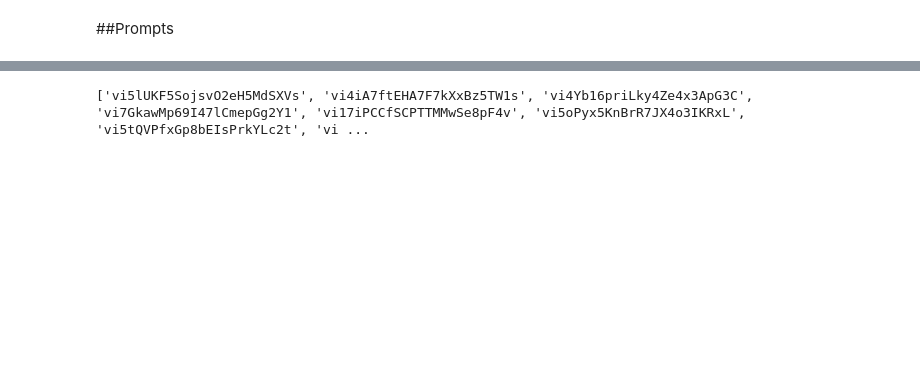
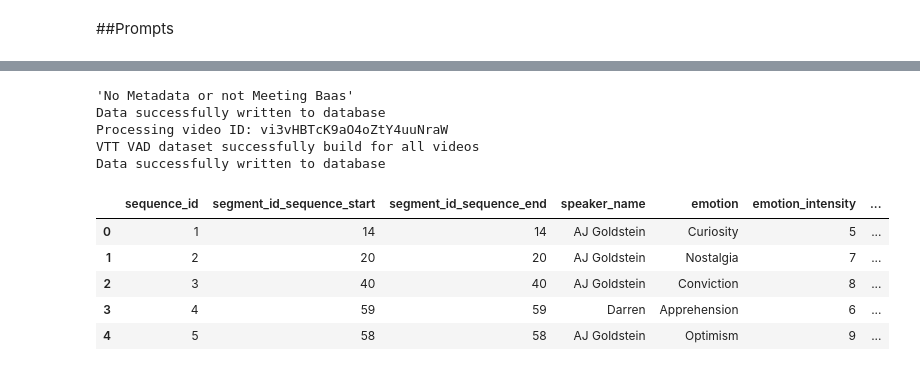
Before and after one commit to santosmarco/a7bca115-8022-402e-b275-5789ddafc387, a Jupyter notebook: jupyter/main.ipynb, the cells around one changed output, grey strips where cells are left out. Saved outputs shown, nothing was run; the diff lists cells and outputs as text; code cells hidden in the pictures; blank space fills up the shorter version.

```diff
--- a/jupyter/main.ipynb
+++ b/jupyter/main.ipynb
@@ -1390,5 +1964,22 @@ Data successfully written to database
 # %%
-print(supabase_missing_video_ids)
-supabase_missing_video_ids = ['vi5lUKF5SojsvO2eH5MdSXVs', 'vi4iA7ftEHA7F7kXxBz5TW1s', 'vi4Yb16priLky4Ze4x3ApG3C', 'vi7GkawMp69I47lCmepGg2Y1', 'vi17iPCCfSCPTTMMwSe8pF4v', 'vi5oPyx5KnBrR7JX4o3IKRxL', 'vi5tQVPfxGp8bEIsPrkYLc2t', 'vimgkWn5yc9eZpob5nXB4k5', 'vi82EUZk4sRGrV4MBYaYhyr', 'vi4Ro4yE0PR9xSZ7JKYTU2r6', 'vi4cHtqlN2qHZYWEcurYLXic', 'vi2r3uY6mjoU6gc6QjaMcZFk', 'vi2jqz22wk9sKKz8udDFa4Mv', 'vi3lhBdLr1b48zymbStBq65m', 'vi5RzuGHq6hVTXUZ6S2gc5FI', 'vi1RUWYlkj8srU7xJWhvIgf4', 'vi3veataLjXlJv4dEEvBGUIS', 'vi5dVoW7a6py6gDqonevdQhG', 'vi6izaRPNkne58IZ7zzjofeH', 'vi4fEA572F2t8znnmHtDUsPu']
+vad_lexicon = load_nrc_vad_lexicon(vad_lexicon_filepath)
+video_api_current_video_ids = get_video_idsv2()
+supabase_missing_video_ids = get_delta(video_api_current_video_ids)
+#pprint(supabase_missing_video_ids)
+supabase_missing_video_ids = ['vi3vHBTcK9aO4oZtY4uuNraW']
+meetings = generate_meeting_table_data(supabase_missing_video_ids)
+#pprint(meetings)
+write_meeting_table_data_to_supabase(meetings)
+#update_profile_meeting_table() -- Does not properly work while we do not have all users that currently have videos correctly onboarded
+segments = update_segments(supabase_missing_video_ids)
+write_segements_table_to_supabase(segments)
+
+# Other things for debugging
+#print(supabase_missing_video_ids)
+#supabase_missing_video_ids = ['vi5lUKF5SojsvO2eH5MdSXVs', 'vi4iA7ftEHA7F7kXxBz5TW1s', 'vi4Yb16priLky4Ze4x3ApG3C', 'vi7GkawMp69I47lCmepGg2Y1', 'vi17iPCCfSCPTTMMwSe8pF4v', 'vi5oPyx5KnBrR7JX4o3IKRxL', 'vi5tQVPfxGp8bEIsPrkYLc2t', 'vimgkWn5yc9eZpob5nXB4k5', 'vi82EUZk4sRGrV4MBYaYhyr', 'vi4Ro4yE0PR9xSZ7JKYTU2r6', 'vi4cHtqlN2qHZYWEcurYLXic', 'vi2r3uY6mjoU6gc6QjaMcZFk', 'vi2jqz22wk9sKKz8udDFa4Mv', 'vi3lhBdLr1b48zymbStBq65m', 'vi5RzuGHq6hVTXUZ6S2gc5FI', 'vi1RUWYlkj8srU7xJWhvIgf4', 'vi3veataLjXlJv4dEEvBGUIS', 'vi5dVoW7a6py6gDqonevdQhG', 'vi6izaRPNkne58IZ7zzjofeH', 'vi4fEA572F2t8znnmHtDUsPu']
 # %% [output]
-['vi5lUKF5SojsvO2eH5MdSXVs', 'vi4iA7ftEHA7F7kXxBz5TW1s', 'vi4Yb16priLky4Ze4x3ApG3C', 'vi7GkawMp69I47lCmepGg2Y1', 'vi17iPCCfSCPTTMMwSe8pF4v', 'vi5oPyx5KnBrR7JX4o3IKRxL', 'vi5tQVPfxGp8bEIsPrkYLc2t', 'vi ...
+'No Metadata or not Meeting Baas'
+Data successfully written to database
+Processing video ID: vi3vHBTcK9aO4oZtY4uuNraW
+VTT VAD dataset successfully build for all videos
+Data successfully written to database
@@ -1394,0 +2089,10 @@ supabase_missing_video_ids = ['vi5lUKF5SojsvO2eH5MdSXVs', 'vi4iA7ftEHA7F7kXxBz5T
+# %%
+temp = emotion_detection("vi1RUWYlkj8srU7xJWhvIgf4")
+temp.head()
+# %% [output]
+|  | sequence_id | segment_id_sequence_start | segment_id_sequence_end | speaker_name | emotion | emotion_intensity | ... |
+| 0 | 1 | 14 | 14 | AJ Goldstein | Curiosity | 5 | ... |
+| 1 | 2 | 20 | 20 | AJ Goldstein | Nostalgia | 7 | ... |
+| 2 | 3 | 40 | 40 | AJ Goldstein | Conviction | 8 | ... |
+| 3 | 4 | 59 | 59 | Darren | Apprehension | 6 | ... |
+| 4 | 5 | 58 | 58 | AJ Goldstein | Optimism | 9 | ... |
```
Also changed, not shown: parts of 23 cells of this notebook.
